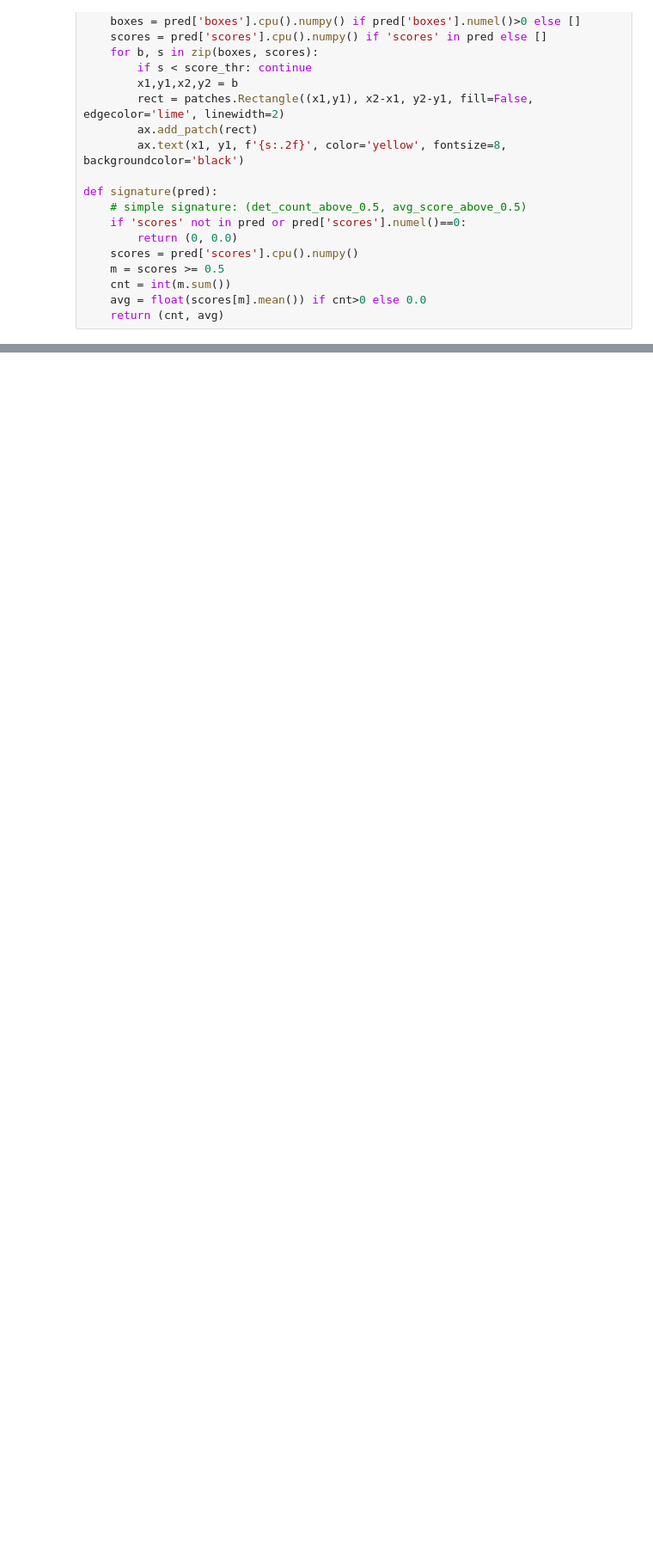
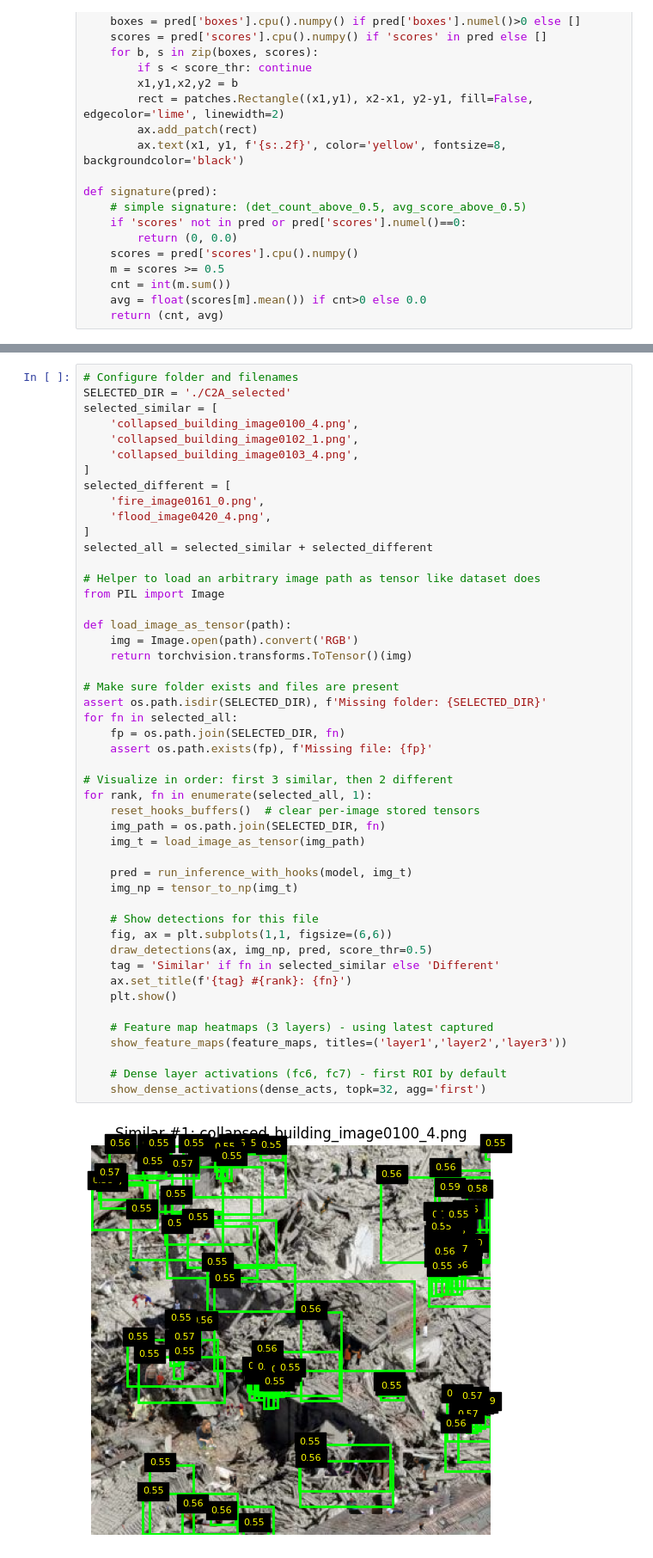
Before and after one commit to Tanaphat-Ken/Image-Processing-Proj, a Jupyter notebook: faster-rcnn.ipynb, the cells around one changed output, grey strips where cells are left out. Shown at 86% size. Cells and saved outputs as stored; diff of their text form; blank space fills up the shorter version.

Commit message:
Added faster-rcnn + main + selected image

```diff
--- a/faster-rcnn.ipynb
+++ b/faster-rcnn.ipynb
@@ -317,0 +293,50 @@ Selected indices: [217, 383, 817, 115, 1081]  (first 3 similar)
+# %%
+# Configure folder and filenames
+SELECTED_DIR = './C2A_selected'
+selected_similar = [
+    'collapsed_building_image0100_4.png',
+    'collapsed_building_image0102_1.png',
+    'collapsed_building_image0103_4.png',
+]
+selected_different = [
+    'fire_image0161_0.png',
+    'flood_image0420_4.png',
+]
+selected_all = selected_similar + selected_different
+
+# Helper to load an arbitrary image path as tensor like dataset does
+from PIL import Image
+
+def load_image_as_tensor(path):
+    img = Image.open(path).convert('RGB')
+    return torchvision.transforms.ToTensor()(img)
+
+# Make sure folder exists and files are present
+assert os.path.isdir(SELECTED_DIR), f'Missing folder: {SELECTED_DIR}'
+for fn in selected_all:
+    fp = os.path.join(SELECTED_DIR, fn)
+    assert os.path.exists(fp), f'Missing file: {fp}'
+
+# Visualize in order: first 3 similar, then 2 different
+for rank, fn in enumerate(selected_all, 1):
+    reset_hooks_buffers()  # clear per-image stored tensors
+    img_path = os.path.join(SELECTED_DIR, fn)
+    img_t = load_image_as_tensor(img_path)
+
+    pred = run_inference_with_hooks(model, img_t)
+    img_np = tensor_to_np(img_t)
+
+    # Show detections for this file
+    fig, ax = plt.subplots(1,1, figsize=(6,6))
+    draw_detections(ax, img_np, pred, score_thr=0.5)
+    tag = 'Similar' if fn in selected_similar else 'Different'
+    ax.set_title(f'{tag} #{rank}: {fn}')
+    plt.show()
+
+    # Feature map heatmaps (3 layers) - using latest captured
+    show_feature_maps(feature_maps, titles=('layer1','layer2','layer3'))
+
+    # Dense layer activations (fc6, fc7) - first ROI by default
+    show_dense_activations(dense_acts, topk=32, agg='first')
+# %% [output]
+[figure, added]
```
Also changed, not shown: parts of 12 cells of this notebook, 7 other files.
